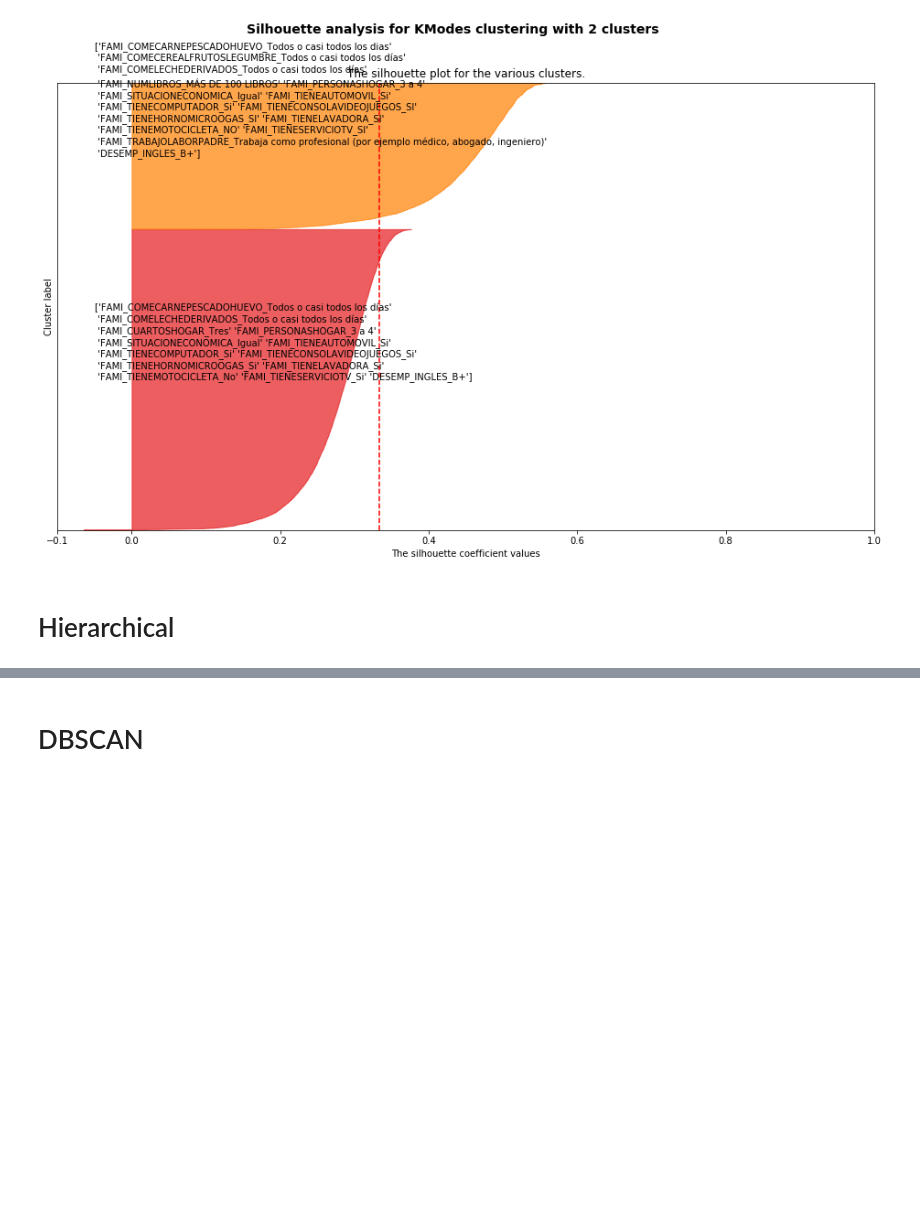
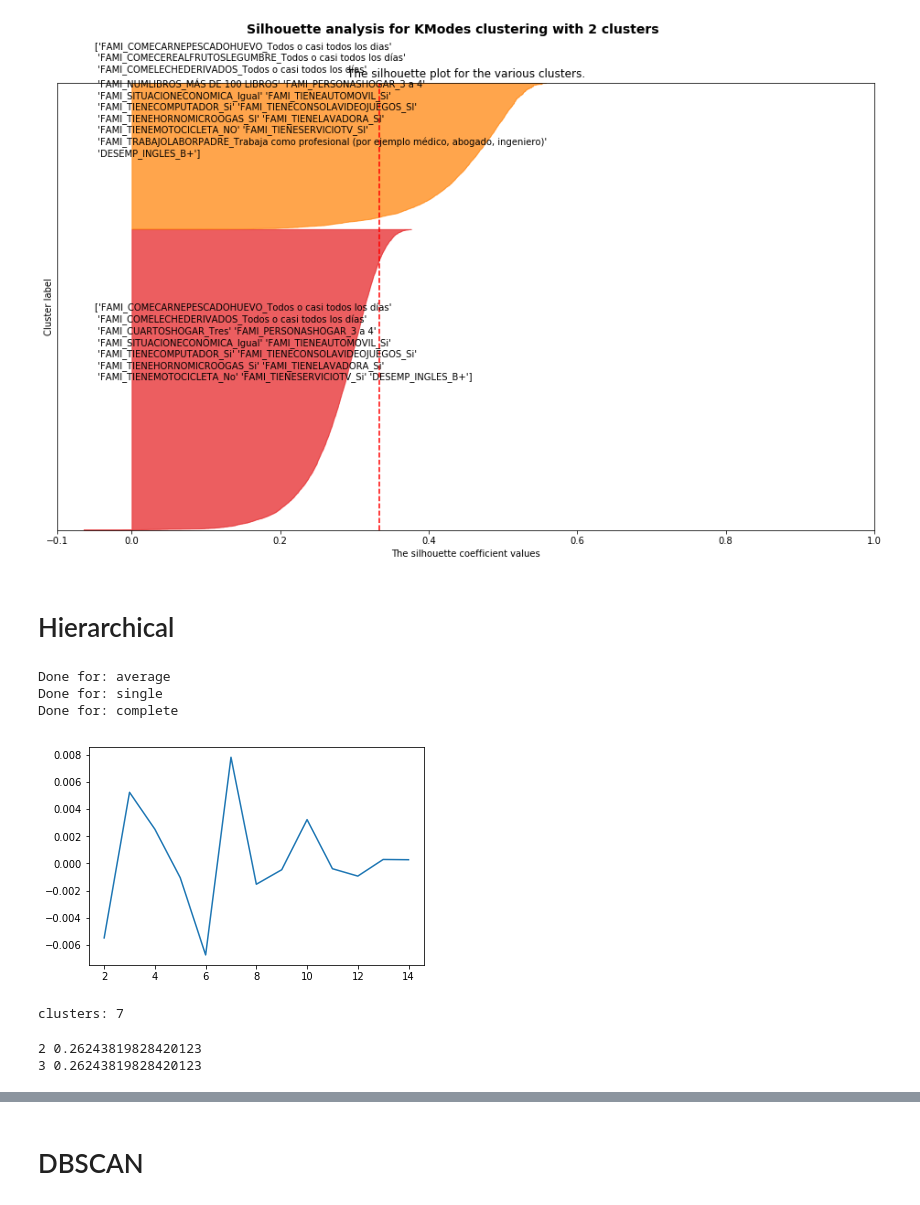
Before and after one commit to ingJSNA/dataMining2018, a Jupyter notebook: ICFES 4 Clustering.ipynb, the cells around one changed output, grey strips where cells are left out. Saved outputs shown, nothing was run; the diff lists cells and outputs as text; code cells hidden in the pictures; blank space fills up the shorter version.

```diff
--- a/ICFES 4 Clustering.ipynb
+++ b/ICFES 4 Clustering.ipynb
@@ -216,15 +219,48 @@ methods = {'single', 'complete', 'average'}
 
 def hierarchical_exp(X, methods):
 
-    Z = []
+    Zs = []
 
     for method in methods:
         # generate the linkage matrix
-        Z.append(hierarchy.linkage(X, method=method, metric='hamming'))
+        Zs.append(hierarchy.linkage(X, method=method, metric='hamming'))
+        print("Done for:", method)
 
-    return Z
+    return Zs
 
-Z = hierarchical_exp(X, methods)
+Zs = hierarchical_exp(X, methods)
+# %% [output]
+Done for: average
+Done for: single
+Done for: complete
+# %%
+def plot_hierarchical_elbow(Z):
+    last = Z[-15:, 2] # get the distances of the last groups
+    last_rev = last[::-1] # reverse the order
+    idxs = np.arange(1, len(last) + 1)
+    #plt.plot(idxs, last_rev)
+
+    acceleration = np.diff(last, 2)  # 2nd derivative of the distances
+    acceleration_rev = acceleration[::-1]
+    plt.plot(idxs[:-2] + 1, acceleration_rev)
+    plt.show()
+    k = acceleration_rev.argmax() + 2  # if idx 0 is the max of this we want 2 clusters
+    print("clusters:", k)
+
+plot_hierarchical_elbow(Zs[0])
+# %% [output]
+[figure, added]
+clusters: 7
+# %%
+for k in range(2, 8):
+    cluster_labels = hierarchy.fcluster(Zs[1], k, criterion='maxclust')
+
+    silhouette_score = metrics.silhouette_score(X, cluster_labels, metric='hamming', n_jobs=-1)
+
+    print(k, silhouette_score)
+# %% [output]
+2 0.26243819828420123
+3 0.26243819828420123
 # %%
 def plot_hierarchical(Z, methods):
     r, c = (2, 2)
```
Also changed, not shown: parts of 4 cells of this notebook.
